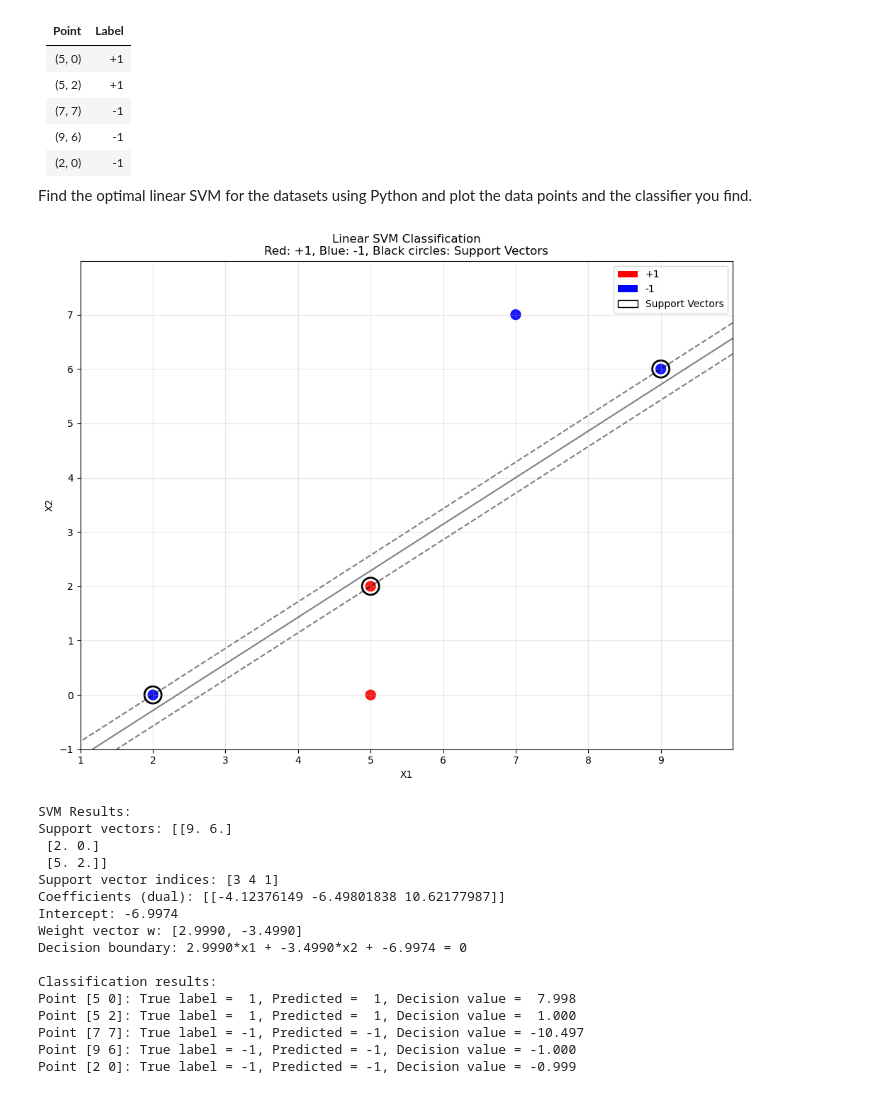
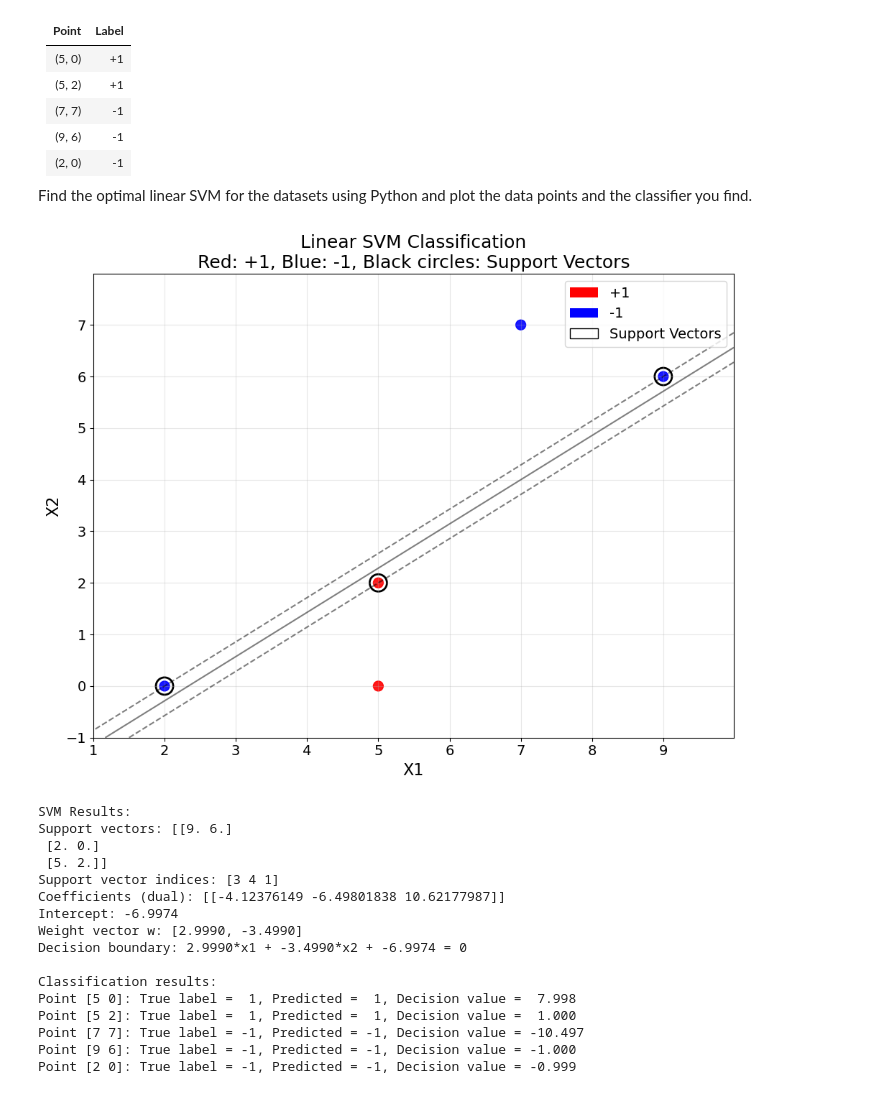
Before and after one commit to cjstahoviak/CS-530-Geometric-and-Probabilistic-Methods-for-Computer-Scientists, a Jupyter notebook: homework_1/homework_1.ipynb, the cells around one changed output. Cells and saved outputs as stored; diff of their text form; code cells hidden in the pictures.

```diff
--- a/homework_1/homework_1.ipynb
+++ b/homework_1/homework_1.ipynb
@@ -86,6 +86,9 @@ y_min, y_max = X[:, 1].min() - 1, X[:, 1].max() + 1
 xx, yy = np.meshgrid(np.arange(x_min, x_max, h),
                      np.arange(y_min, y_max, h))
 
+# Set larger font sizes
+plt.rcParams.update({'font.size': 14})
+
 # Plot the decision boundary
 plt.figure(figsize=(10, 8))
 Z = clf.decision_function(np.c_[xx.ravel(), yy.ravel()])
@@ -104,43 +107,47 @@ support_vectors = clf.support_vectors_
 plt.scatter(support_vectors[:, 0], support_vectors[:, 1],
            s=300, facecolors='none', edgecolors='black', linewidth=2)
 
-# Add labels and formatting
-plt.xlabel('X1')
-plt.ylabel('X2')
-plt.title('Linear SVM Classification\nRed: +1, Blue: -1, Black circles: Support Vectors')
+# Add labels and formatting with larger font sizes
+plt.xlabel('X1', fontsize=16)
+plt.ylabel('X2', fontsize=16)
+plt.title('Linear SVM Classification\nRed: +1, Blue: -1, Black circles: Support Vectors', fontsize=18)
 plt.grid(True, alpha=0.3)
 
-# Add legend
+# Increase tick label font size
+plt.xticks(fontsize=14)
+plt.yticks(fontsize=14)
+
+# Add legend with larger font
 from matplotlib.patches import Patch
 legend_elements = [Patch(facecolor='red', label='+1'),
                    Patch(facecolor='blue', label='-1'),
                    Patch(facecolor='none', edgecolor='black', label='Support Vectors')]
-plt.legend(handles=legend_elements)
+plt.legend(handles=legend_elements, fontsize=14)
 
 plt.tight_layout()
 plt.show()
 
 # Print the SVM parameters
 print("SVM Results:")
 print(f"Support vectors: {clf.support_vectors_}")
 print(f"Support vector indices: {clf.support_}")
 print(f"Coefficients (dual): {clf.dual_coef_}")
 print(f"Intercept: {clf.intercept_[0]:.4f}")
 
 # Calculate and display the decision boundary equation
 w = clf.coef_[0]
 print(f"Weight vector w: [{w[0]:.4f}, {w[1]:.4f}]")
 print(f"Decision boundary: {w[0]:.4f}*x1 + {w[1]:.4f}*x2 + {clf.intercept_[0]:.4f} = 0")
 
 # Verify classification
 print("\nClassification results:")
 for i, (point, true_label) in enumerate(zip(X, y)):
     predicted = clf.predict([point])[0]
     decision_value = clf.decision_function([point])[0]
     print(f"Point {point}: True label = {true_label:2d}, "
           f"Predicted = {predicted:2d}, Decision value = {decision_value:6.3f}")
 # %% [output]
-[figure, old version]
+[figure, new version]
 SVM Results:
 Support vectors: [[9. 6.]
  [2. 0.]
```
Also changed, not shown: parts of 7 cells of this notebook.
